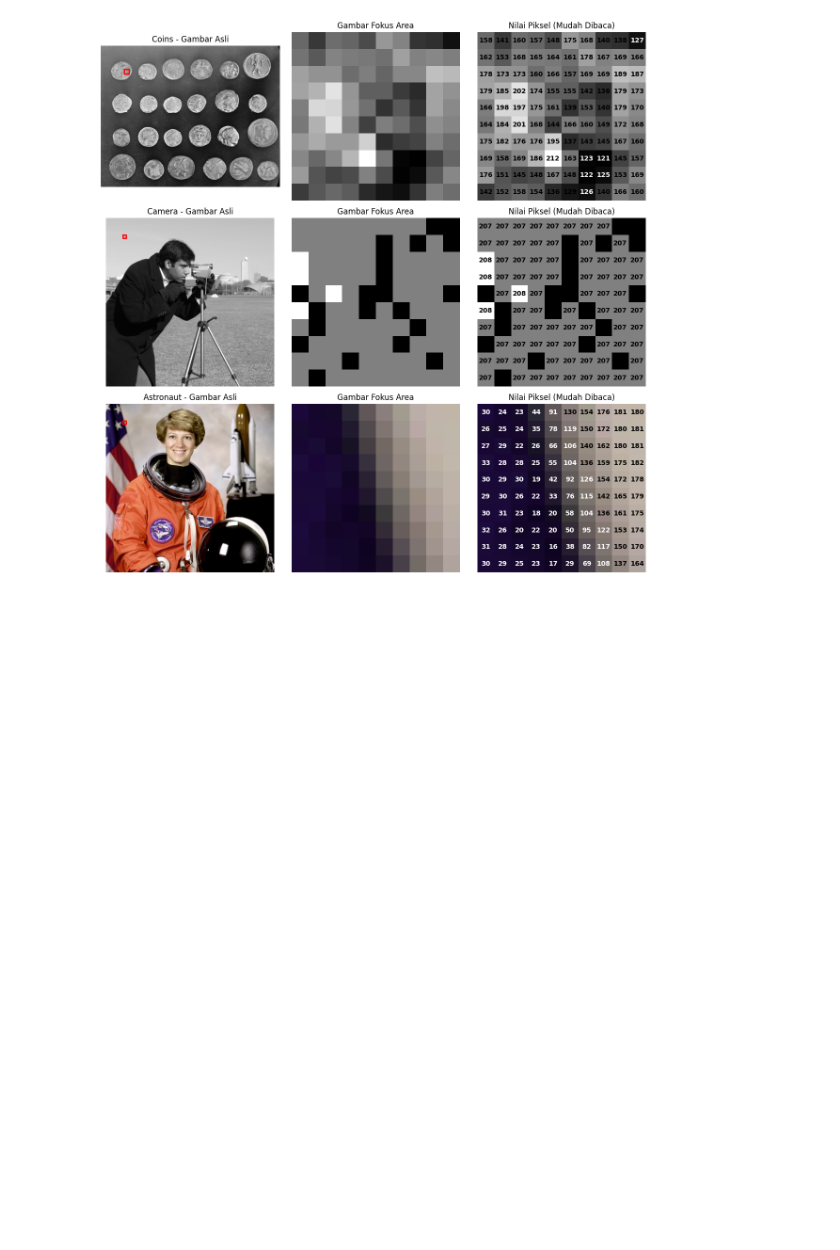
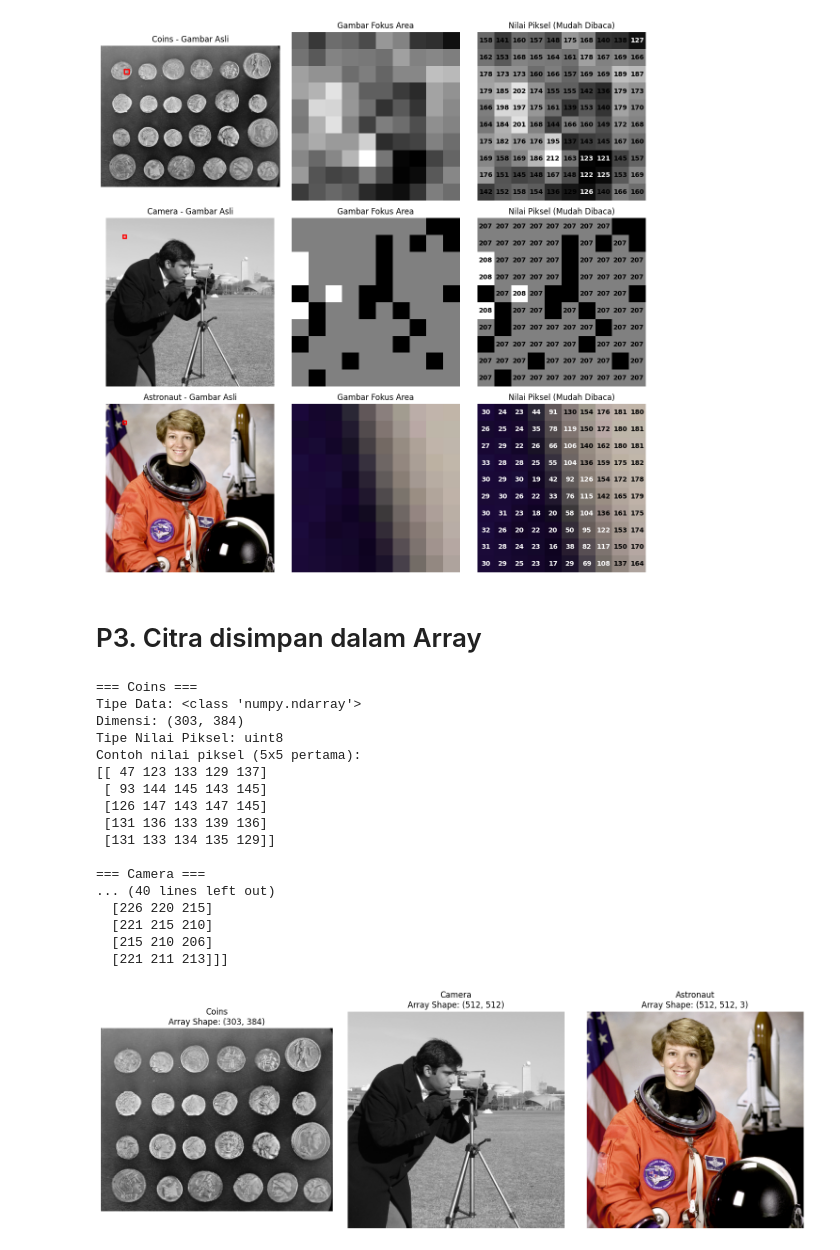
Before and after one commit to dirga05/TUBES_Pengolahan-Citra, a Jupyter notebook: Jobsheet01.ipynb, the cells around one changed output. Cells and saved outputs as stored; diff of their text form; code cells hidden in the pictures; blank space fills up the shorter version.

```diff
--- a/Jobsheet01.ipynb
+++ b/Jobsheet01.ipynb
@@ -108,3 +108,69 @@ plt.tight_layout()
 plt.show()
 # %% [output]
 [figure]
+# %% [markdown]
+# P3. Citra disimpan dalam Array
+# %%
+# Menjelaskan bagaimana citra disimpan dalam array NumPy
+
+import numpy as np
+import matplotlib.pyplot as plt
+from skimage import data  # Import data dari scikit-image
+
+# Memuat gambar dari scikit-image
+gambar_coins = data.coins()
+gambar_camera = data.camera()
+gambar_astronaut = data.astronaut()
+
+# Fungsi untuk menampilkan informasi array NumPy dari gambar
+def info_array_numpy(image, nama):
+    print(f"\n=== {nama} ===")
+    print(f"Tipe Data: {type(image)}")  # Harusnya <class 'numpy.ndarray'>
+    print(f"Dimensi: {image.shape}")  # Menampilkan dimensi gambar (height, width, channels jika RGB)
+    print(f"Tipe Nilai Piksel: {image.dtype}")  # Menampilkan tipe data dalam array (uint8)
+
+    # Menampilkan sebagian kecil dari array (5x5 piksel pertama)
+    print("Contoh nilai piksel (5x5 pertama):")
+    if len(image.shape) == 2:
+        print(image[:5, :5])
+    else:
+        print(image[:5, :5, :])  # Untuk gambar RGB
+
+# Menampilkan informasi setiap gambar
+info_array_numpy(gambar_coins, "Coins")
+info_array_numpy(gambar_camera, "Camera")
+info_array_numpy(gambar_astronaut, "Astronaut")
+
+# Visualisasi bagaimana array NumPy mewakili citra
+fig, axes = plt.subplots(1, 3, figsize=(15, 5))
+
+gambar_list = [gambar_coins, gambar_camera, gambar_astronaut]
+nama_list = ["Coins", "Camera", "Astronaut"]
+
+for ax, img, nama in zip(axes, gambar_list, nama_list):
+    ax.imshow(img, cmap='gray' if len(img.shape) == 2 else None)
+    ax.set_title(f"{nama}\nArray Shape: {img.shape}")
+    ax.axis('off')
+
+# Menyesuaikan tata letak agar gambar tidak saling tumpang tindih
+plt.tight_layout()
+plt.show()
+# %% [output]
+=== Coins ===
+Tipe Data: <class 'numpy.ndarray'>
+Dimensi: (303, 384)
+Tipe Nilai Piksel: uint8
+Contoh nilai piksel (5x5 pertama):
+[[ 47 123 133 129 137]
+ [ 93 144 145 143 145]
+ [126 147 143 147 145]
+ [131 136 133 139 136]
+ [131 133 134 135 129]]
+
+=== Camera ===
+... (40 lines left out)
+  [226 220 215]
+  [221 215 210]
+  [215 210 206]
+  [221 211 213]]]
+[figure, added]
```
Also changed, not shown: parts of 6 cells of this notebook.
